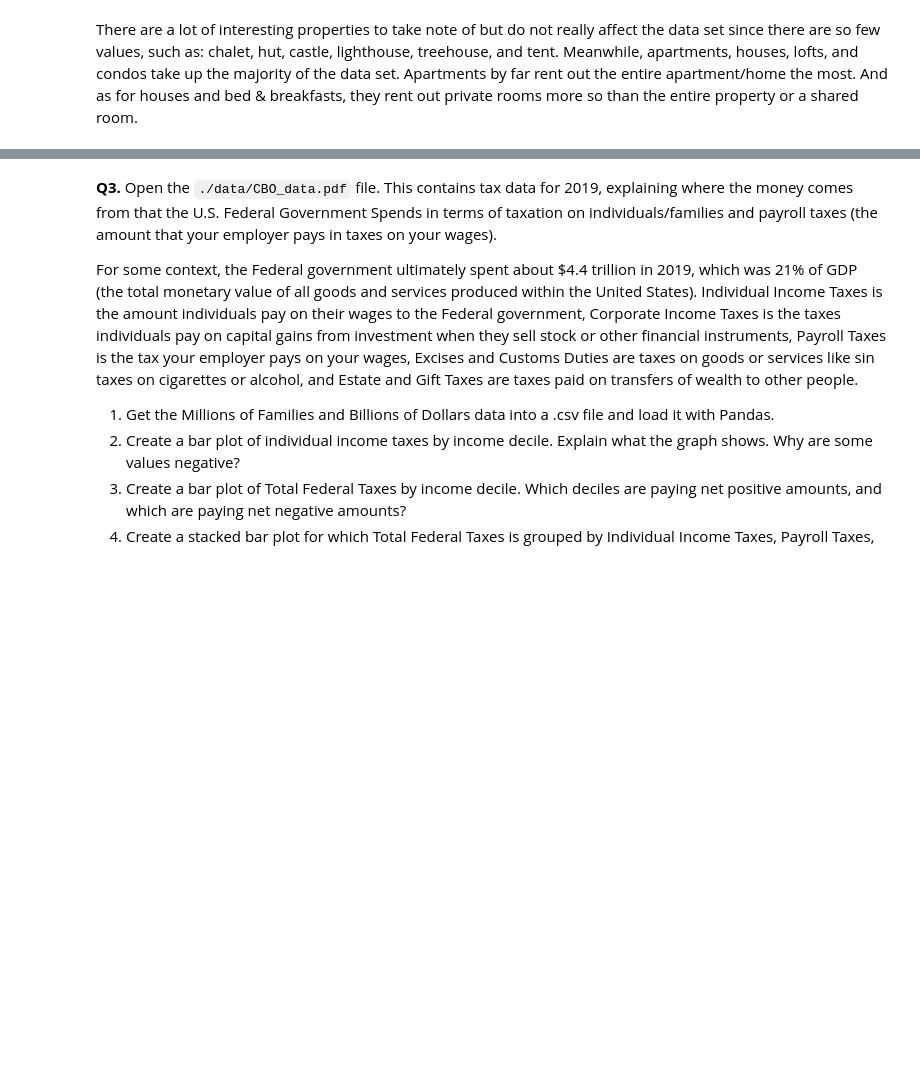
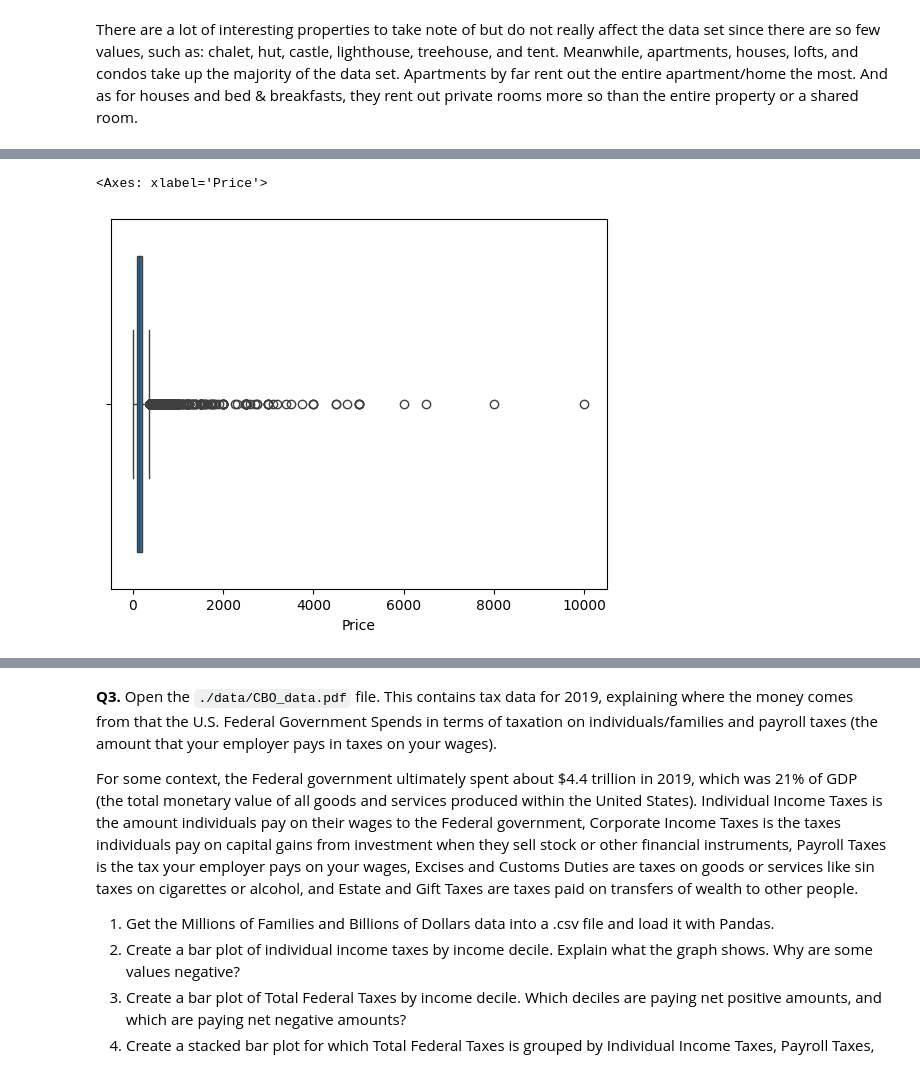
Before and after one commit to isabellamwright/visualization, a Jupyter notebook: assignment/assignment.ipynb, the cells around one changed output, grey strips where cells are left out. Saved outputs shown, nothing was run; the diff lists cells and outputs as text; code cells hidden in the pictures; blank space fills up the shorter version.

```diff
--- a/assignment/assignment.ipynb
+++ b/assignment/assignment.ipynb
@@ -290,0 +289,5 @@ There are a lot of interesting properties to take note of but do not really affe
+# %%
+sns.boxplot(data=df,x='Price') # boxplot
+# %% [output]
+<Axes: xlabel='Price'>
+[figure, added]
```
Also changed, not shown: parts of 25 cells of this notebook.
